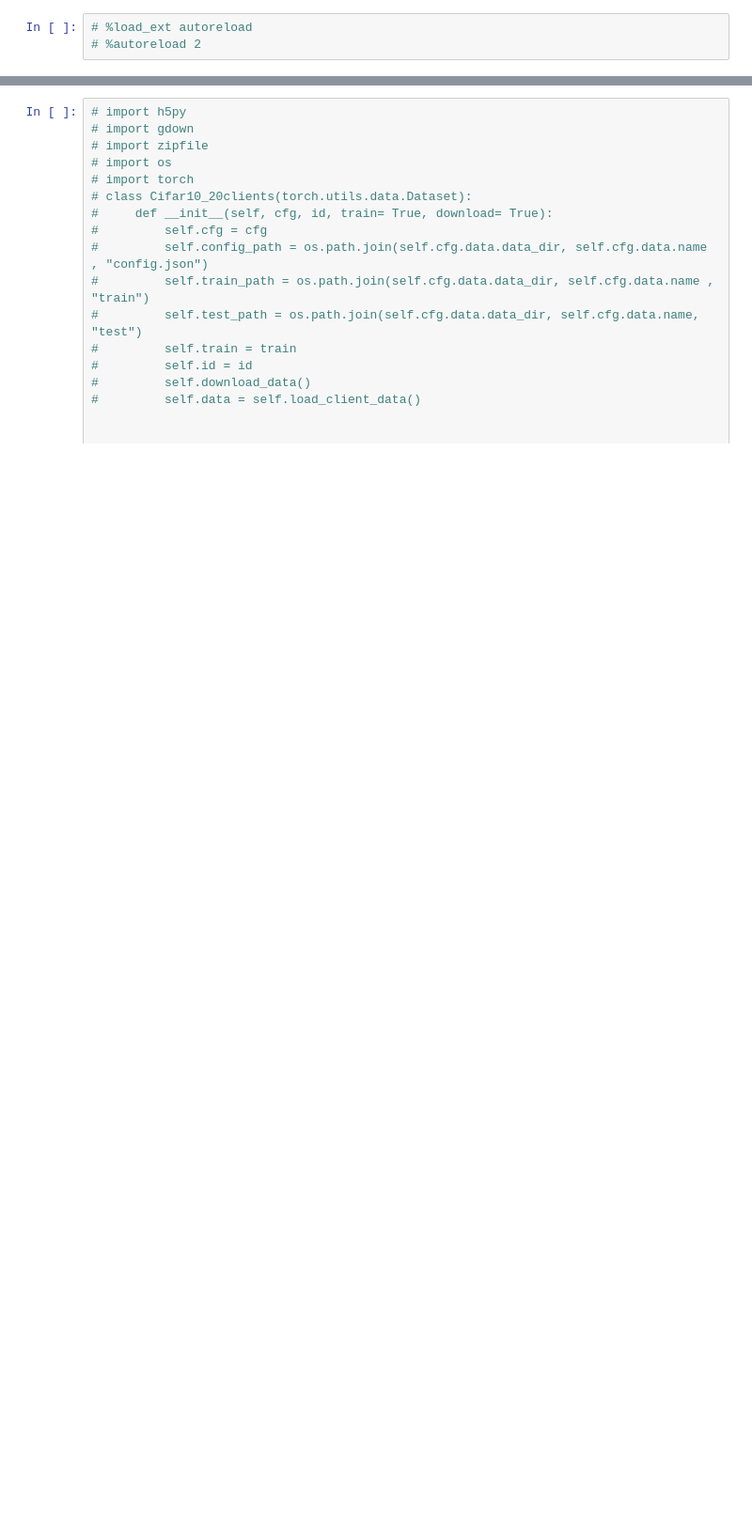
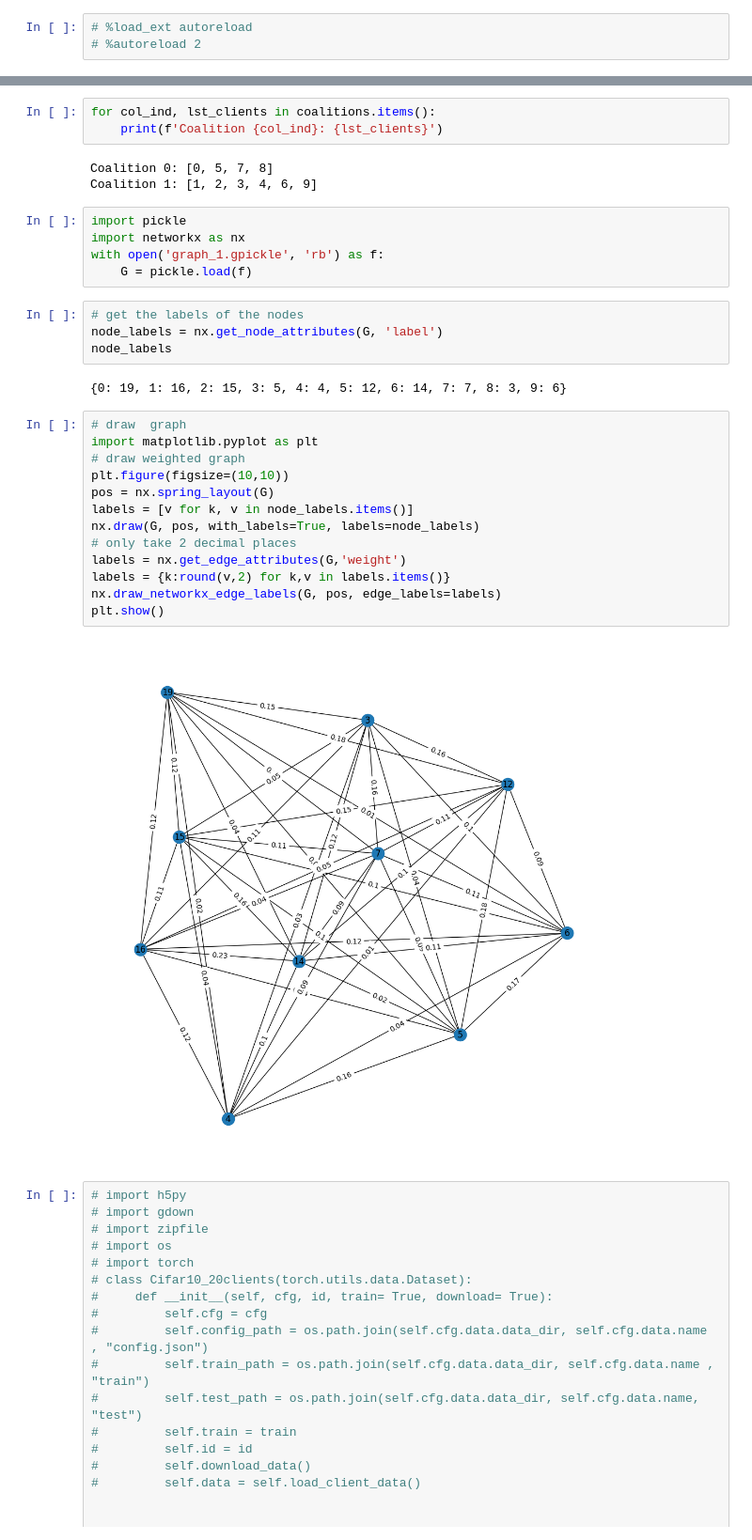
Before and after one commit to Ahmed-Khaled-Saleh/fedai, a Jupyter notebook: nbs/examples/example.ipynb, the cells around one changed output, grey strips where cells are left out. Shown at 94% size. Saved outputs shown, nothing was run; the diff lists cells and outputs as text; blank space fills up the shorter version.

```diff
--- a/nbs/examples/example.ipynb
+++ b/nbs/examples/example.ipynb
@@ -11,3 +15,35 @@ array([19,  8])
+# %%
+for col_ind, lst_clients in coalitions.items():
+    print(f'Coalition {col_ind}: {lst_clients}')
+# %% [output]
+Coalition 0: [0, 5, 7, 8]
+Coalition 1: [1, 2, 3, 4, 6, 9]
+# %%
+import pickle
+import networkx as nx
+with open('graph_1.gpickle', 'rb') as f:
+    G = pickle.load(f)
+# %%
+# get the labels of the nodes
+node_labels = nx.get_node_attributes(G, 'label')
+node_labels
+# %% [output]
+{0: 19, 1: 16, 2: 15, 3: 5, 4: 4, 5: 12, 6: 14, 7: 7, 8: 3, 9: 6}
+# %%
+# draw  graph
+import matplotlib.pyplot as plt
+# draw weighted graph
+plt.figure(figsize=(10,10))
+pos = nx.spring_layout(G)
+labels = [v for k, v in node_labels.items()]
+nx.draw(G, pos, with_labels=True, labels=node_labels)
+# only take 2 decimal places
+labels = nx.get_edge_attributes(G,'weight')
+labels = {k:round(v,2) for k,v in labels.items()}
+nx.draw_networkx_edge_labels(G, pos, edge_labels=labels)
+plt.show()
+# %% [output]
+[figure, added]
 # %%
 # import h5py
 # import gdown
```
Also changed, not shown: parts of 3 cells of this notebook, 1 other file.
